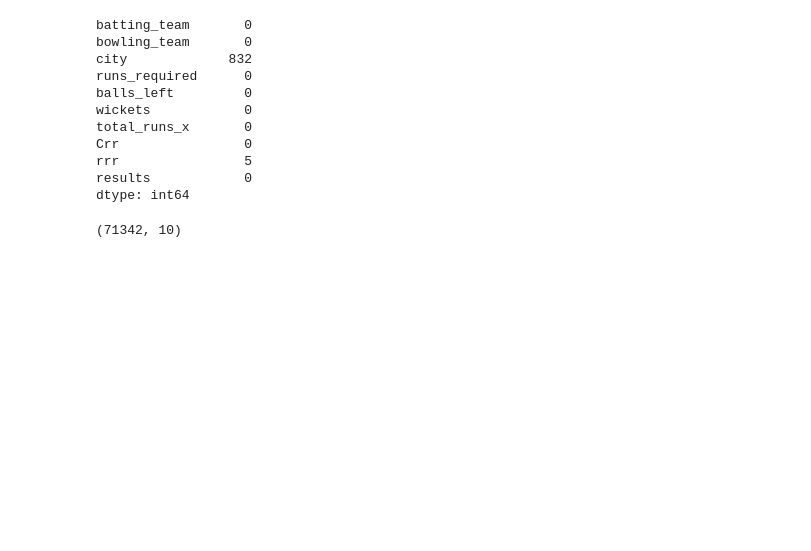
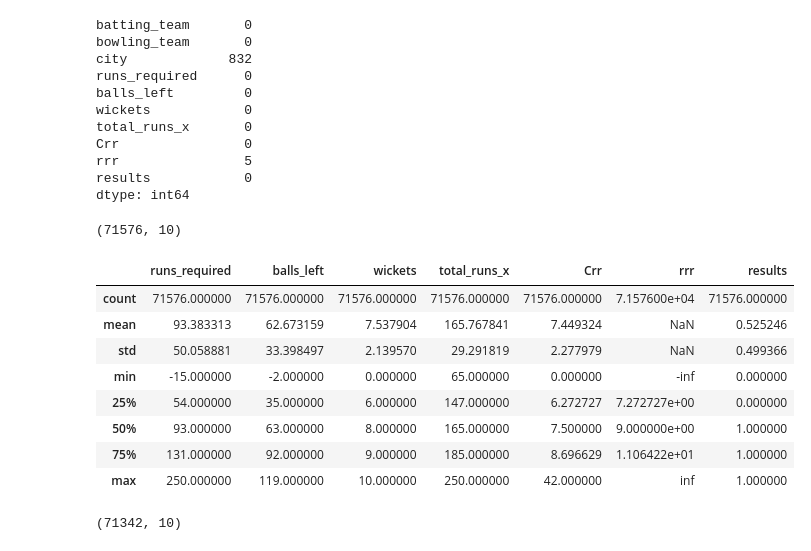
Before and after one commit to Angel-dash/Crck_pred, a Jupyter notebook: CrickPred.ipynb, the cells around one changed output. Saved outputs shown, nothing was run; the diff lists cells and outputs as text; code cells hidden in the pictures; blank space fills up the shorter version.

```diff
--- a/CrickPred.ipynb
+++ b/CrickPred.ipynb
@@ -304,6 +301,21 @@ results            0
 dtype: int64
 # %%
 final_df.dropna(inplace=True)
+final_df.shape
+# %% [output]
+(71576, 10)
+# %%
+final_df.describe()
+# %% [output]
+|  | runs_required | balls_left | wickets | total_runs_x | Crr | rrr | results |
+| count | 71576.000000 | 71576.000000 | 71576.000000 | 71576.000000 | 71576.000000 | 7.157600e+04 | 71576.000000 |
+| mean | 93.383313 | 62.673159 | 7.537904 | 165.767841 | 7.449324 | NaN | 0.525246 |
+| std | 50.058881 | 33.398497 | 2.139570 | 29.291819 | 2.277979 | NaN | 0.499366 |
+| min | -15.000000 | -2.000000 | 0.000000 | 65.000000 | 0.000000 | -inf | 0.000000 |
+| 25% | 54.000000 | 35.000000 | 6.000000 | 147.000000 | 6.272727 | 7.272727e+00 | 0.000000 |
+| 50% | 93.000000 | 63.000000 | 8.000000 | 165.000000 | 7.500000 | 9.000000e+00 | 1.000000 |
+| 75% | 131.000000 | 92.000000 | 9.000000 | 185.000000 | 8.696629 | 1.106422e+01 | 1.000000 |
+| max | 250.000000 | 119.000000 | 10.000000 | 250.000000 | 42.000000 | inf | 1.000000 |
 # %%
 final_df = final_df[final_df['balls_left'] != 0]
 final_df.shape
```
Also changed, not shown: parts of 8 cells of this notebook.
